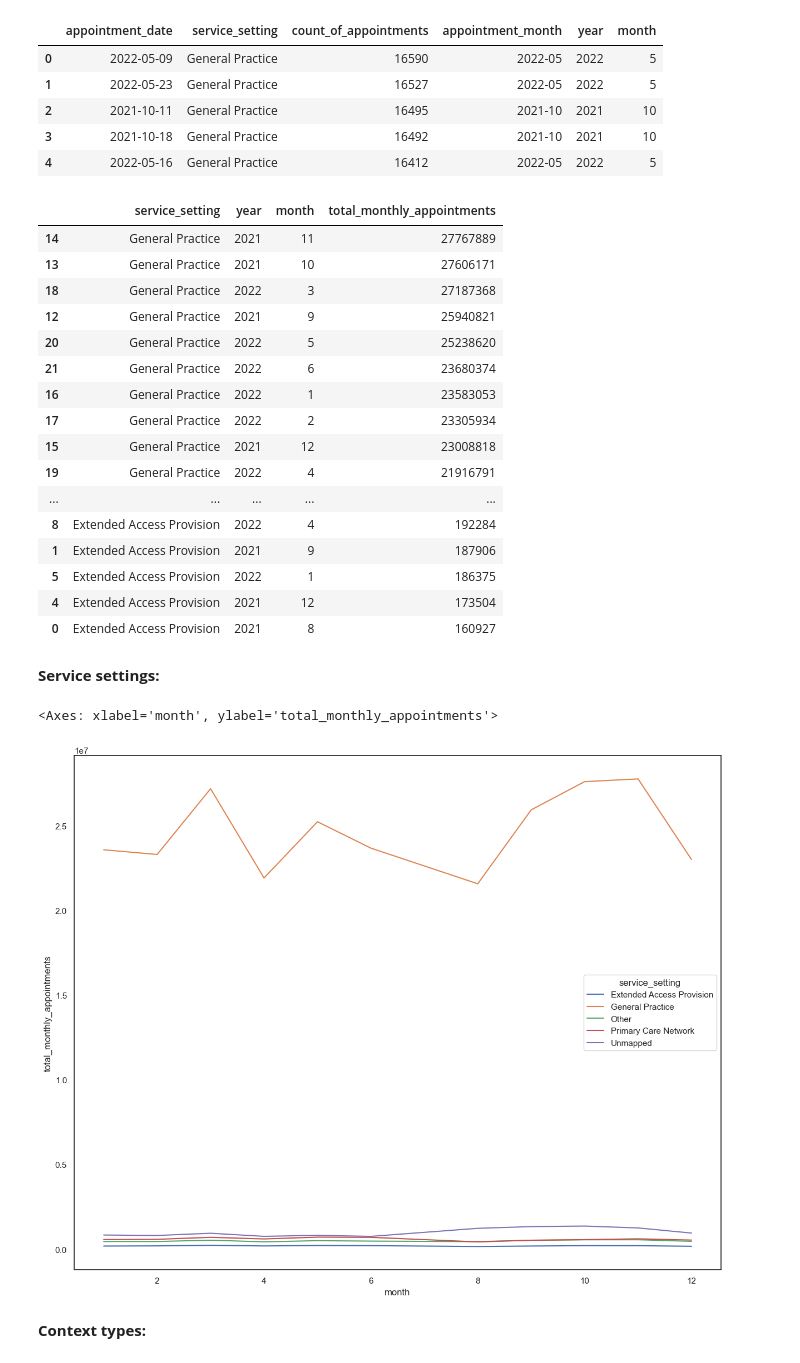
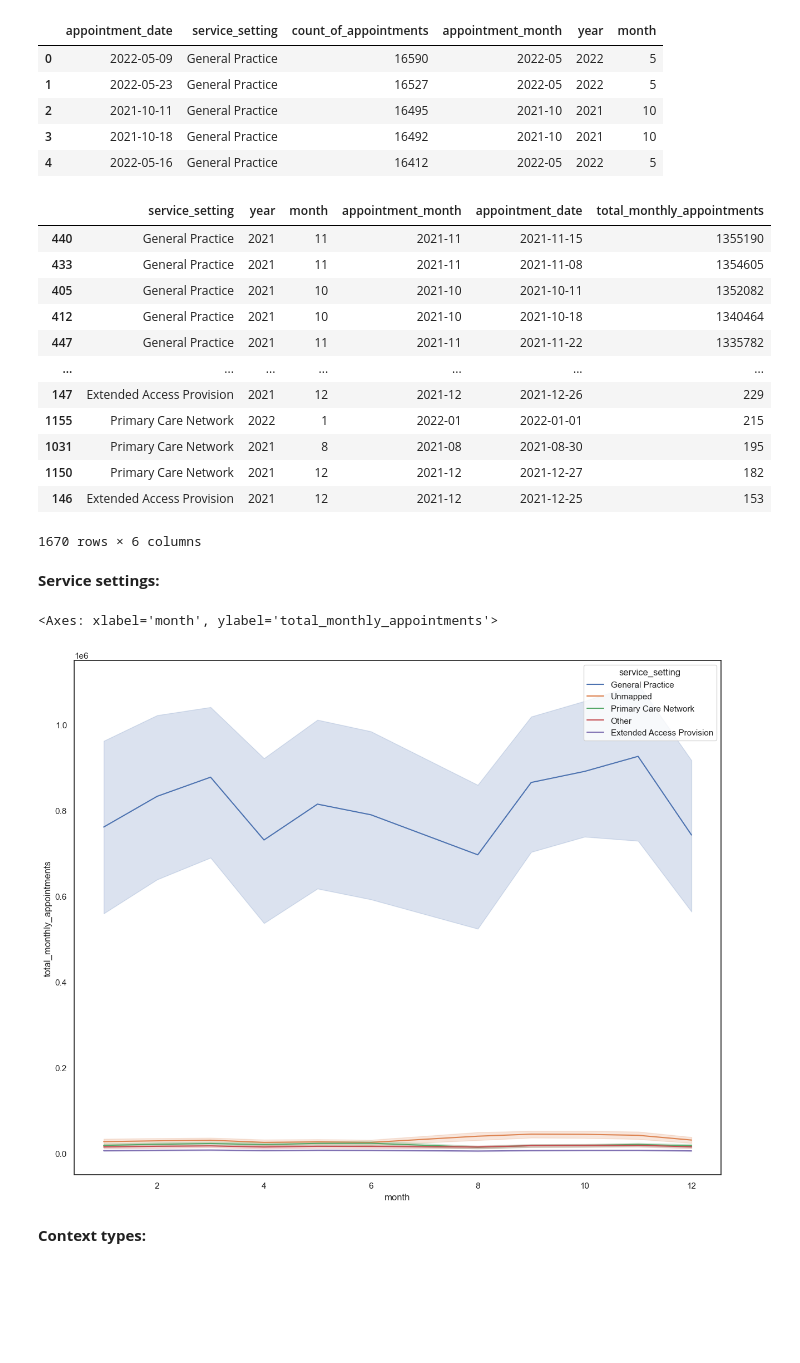
Before and after one commit to crialorob/Alonso_Robles_Cristina_DA201_Assignment, a Jupyter notebook: Alonso_Robles_Cristina_DA201_Assignment_Notebook.ipynb, the cells around one changed output. Saved outputs shown, nothing was run; the diff lists cells and outputs as text; code cells hidden in the pictures; blank space fills up the shorter version.

Commit message:
Completed Assignment Activity 4
Created visualisations to determine monthly and seasonal trends.

```diff
--- a/Alonso_Robles_Cristina_DA201_Assignment_Notebook.ipynb
+++ b/Alonso_Robles_Cristina_DA201_Assignment_Notebook.ipynb
@@ -1172,25 +1478,27 @@ nc_ss_subset.head()
 # Grouping the nc DataFrame by 'service_setting', 'year' and 'month'.
 # And aggregating the 'count of appointments' to monthly counts.
 
-nc_ss_subset= pd.DataFrame(nc_ss_subset.groupby(['service_setting','year','month']).count_of_appointments.sum().reset_index(name='total_monthly_appointments'))
+nc_ss_subset= pd.DataFrame(nc_ss_subset.groupby(['service_setting','year','month', 'appointment_month', 'appointment_date',]).count_of_appointments.sum().reset_index(name='total_monthly_appointments'))
 nc_ss_subset.sort_values(['total_monthly_appointments'],ascending=False)
+
+# Create a new nc DataFrame that can be used in future weeks.
+nc_ss = nc_ss_subset.sort_values(['total_monthly_appointments'],ascending=False)
+
+# View the output.
+nc_ss
 # %% [output]
-|  | service_setting | year | month | total_monthly_appointments |
-| 14 | General Practice | 2021 | 11 | 27767889 |
-| 13 | General Practice | 2021 | 10 | 27606171 |
-| 18 | General Practice | 2022 | 3 | 27187368 |
-| 12 | General Practice | 2021 | 9 | 25940821 |
-| 20 | General Practice | 2022 | 5 | 25238620 |
-| 21 | General Practice | 2022 | 6 | 23680374 |
-| 16 | General Practice | 2022 | 1 | 23583053 |
-| 17 | General Practice | 2022 | 2 | 23305934 |
-| 15 | General Practice | 2021 | 12 | 23008818 |
-| 19 | General Practice | 2022 | 4 | 21916791 |
-| ... | ... | ... | ... | ... |
-| 8 | Extended Access Provision | 2022 | 4 | 192284 |
-| 1 | Extended Access Provision | 2021 | 9 | 187906 |
-| 5 | Extended Access Provision | 2022 | 1 | 186375 |
-| 4 | Extended Access Provision | 2021 | 12 | 173504 |
-| 0 | Extended Access Provision | 2021 | 8 | 160927 |
+|  | service_setting | year | month | appointment_month | appointment_date | total_monthly_appointments |
+| 440 | General Practice | 2021 | 11 | 2021-11 | 2021-11-15 | 1355190 |
+| 433 | General Practice | 2021 | 11 | 2021-11 | 2021-11-08 | 1354605 |
+| 405 | General Practice | 2021 | 10 | 2021-10 | 2021-10-11 | 1352082 |
+| 412 | General Practice | 2021 | 10 | 2021-10 | 2021-10-18 | 1340464 |
+| 447 | General Practice | 2021 | 11 | 2021-11 | 2021-11-22 | 1335782 |
+| ... | ... | ... | ... | ... | ... | ... |
+| 147 | Extended Access Provision | 2021 | 12 | 2021-12 | 2021-12-26 | 229 |
+| 1155 | Primary Care Network | 2022 | 1 | 2022-01 | 2022-01-01 | 215 |
+| 1031 | Primary Care Network | 2021 | 8 | 2021-08 | 2021-08-30 | 195 |
+| 1150 | Primary Care Network | 2021 | 12 | 2021-12 | 2021-12-27 | 182 |
+| 146 | Extended Access Provision | 2021 | 12 | 2021-12 | 2021-12-25 | 153 |
+1670 rows × 6 columns
 # %% [markdown]
 **Service settings:**
@@ -1202,11 +1505,11 @@ nc_ss_subset.sort_values(['total_monthly_appointments'],ascending=False)
 # %%
 # Plot the appointments over the available date range, and review the service settings for months.
 
 # Create a lineplot.
-total_monthly_appointments_ss = nc_ss_subset['total_monthly_appointments']
-sns.lineplot(x='month', y='total_monthly_appointments', hue= 'service_setting', data=nc_ss_subset)
+total_monthly_appointments_ss = nc_ss['total_monthly_appointments']
+sns.lineplot(x='month', y='total_monthly_appointments', hue= 'service_setting', data=nc_ss)
 # %% [output]
 <Axes: xlabel='month', ylabel='total_monthly_appointments'>
-[figure, old version]
+[figure, new version]
 # %% [markdown]
 **Context types:**
```
Also changed, not shown: parts of 101 cells of this notebook, 1 other file.
